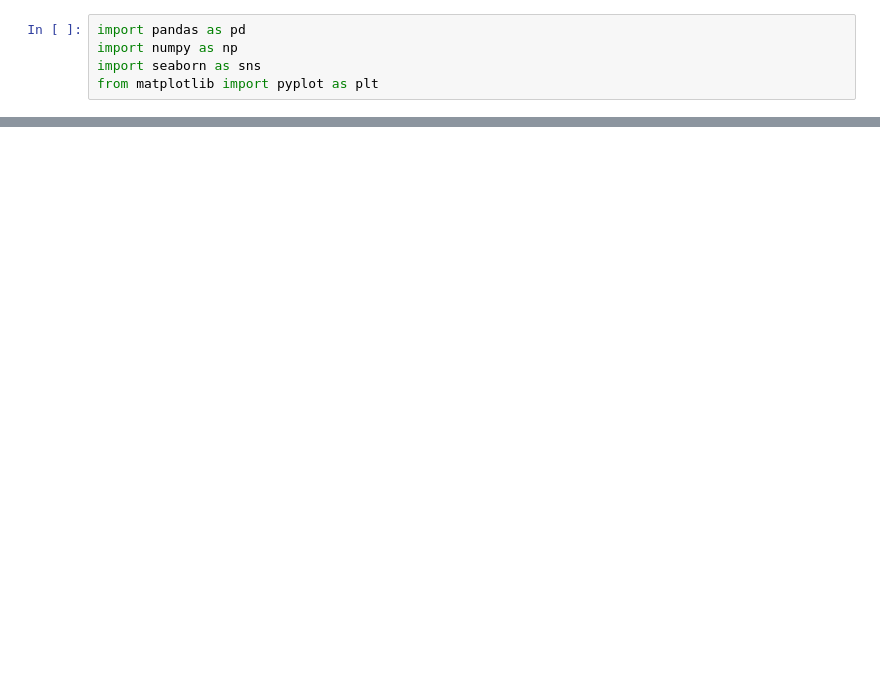
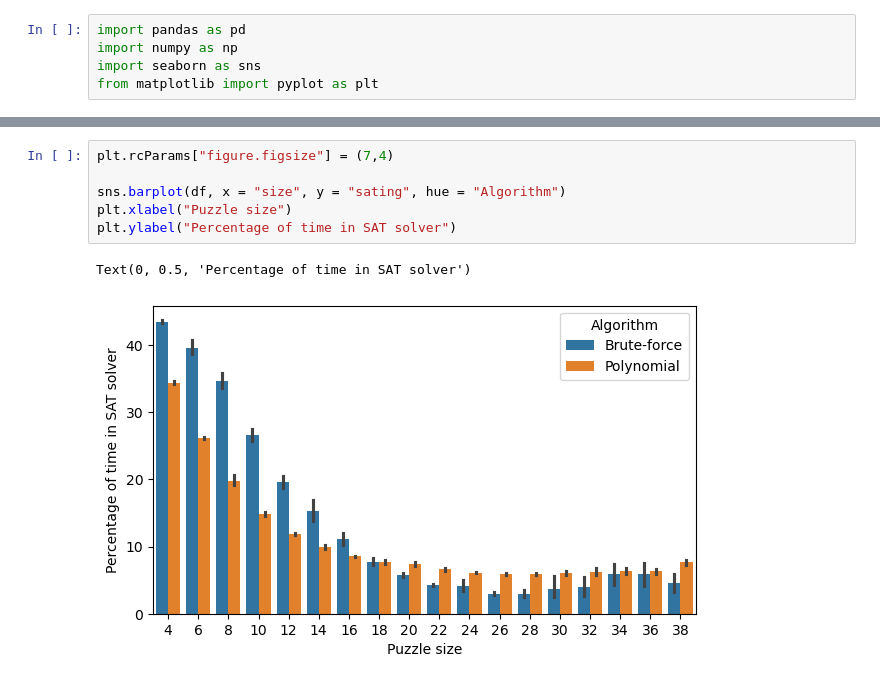
Before and after one commit to diogoantunes25/lvm-project, a Jupyter notebook: proj-1/plots/Plots.ipynb, the cells around one changed output, grey strips where cells are left out. Saved outputs shown, nothing was run; the diff lists cells and outputs as text; blank space fills up the shorter version.

```diff
--- a/proj-1/plots/Plots.ipynb
+++ b/proj-1/plots/Plots.ipynb
@@ -26,0 +40,9 @@ df
+# %%
+plt.rcParams["figure.figsize"] = (7,4)
+
+sns.barplot(df, x = "size", y = "sating", hue = "Algorithm")
+plt.xlabel("Puzzle size")
+plt.ylabel("Percentage of time in SAT solver")
+# %% [output]
+Text(0, 0.5, 'Percentage of time in SAT solver')
+[figure, added]
```
Also changed, not shown: parts of 2 cells of this notebook, 2 other files.
